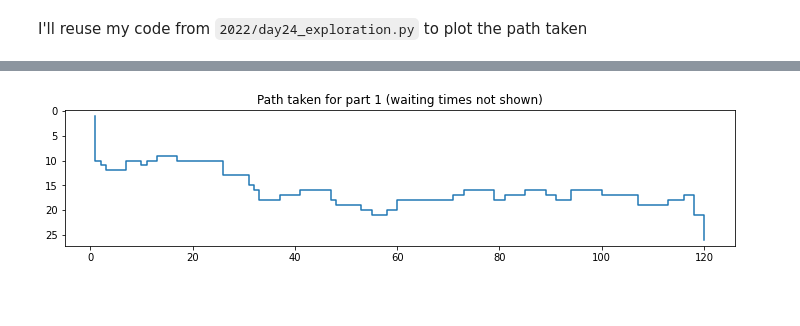
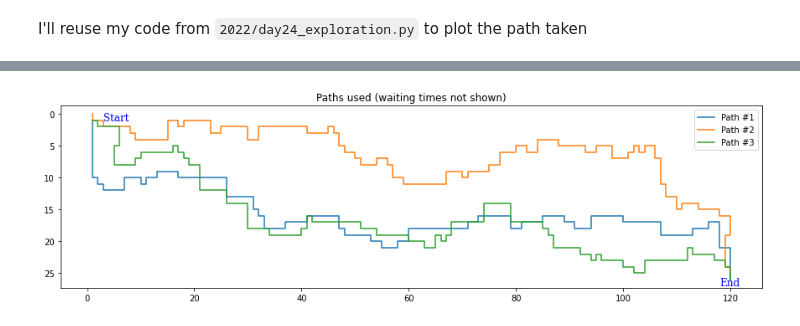
Before and after one commit to Clement-Lelievre/lewagon_x_aoc, a Jupyter notebook: puzzles_requiring_graphs.ipynb, the cells around one changed output, grey strips where cells are left out. Cells and saved outputs as stored; diff of their text form; code cells hidden in the pictures; blank space fills up the shorter version.

Commit message:
plot for 2022 day 24 part 2 (blizzard basin)

```diff
--- a/puzzles_requiring_graphs.ipynb
+++ b/puzzles_requiring_graphs.ipynb
@@ -3978,5 +4002,5 @@ class BlizzardFullPath(PartTwoBlizzardProblem):
 # %%
 actual_p2 = BlizzardFullPath(INPUT)
-_ = actual_p2.traverse_pqueue(actual_p2.start_square, actual_p2.end_square, 0)
-actual_p2.plot_shortest_path()
+actual_p2.go_go_back_and_go_again()
+actual_p2.plot_shortest_paths()
 # %% [output]
@@ -3987 +4013 @@ actual_p2.plot_shortest_path()
-[figure, old version]
+[figure, new version]
```
Also changed, not shown: parts of 2 cells of this notebook.
